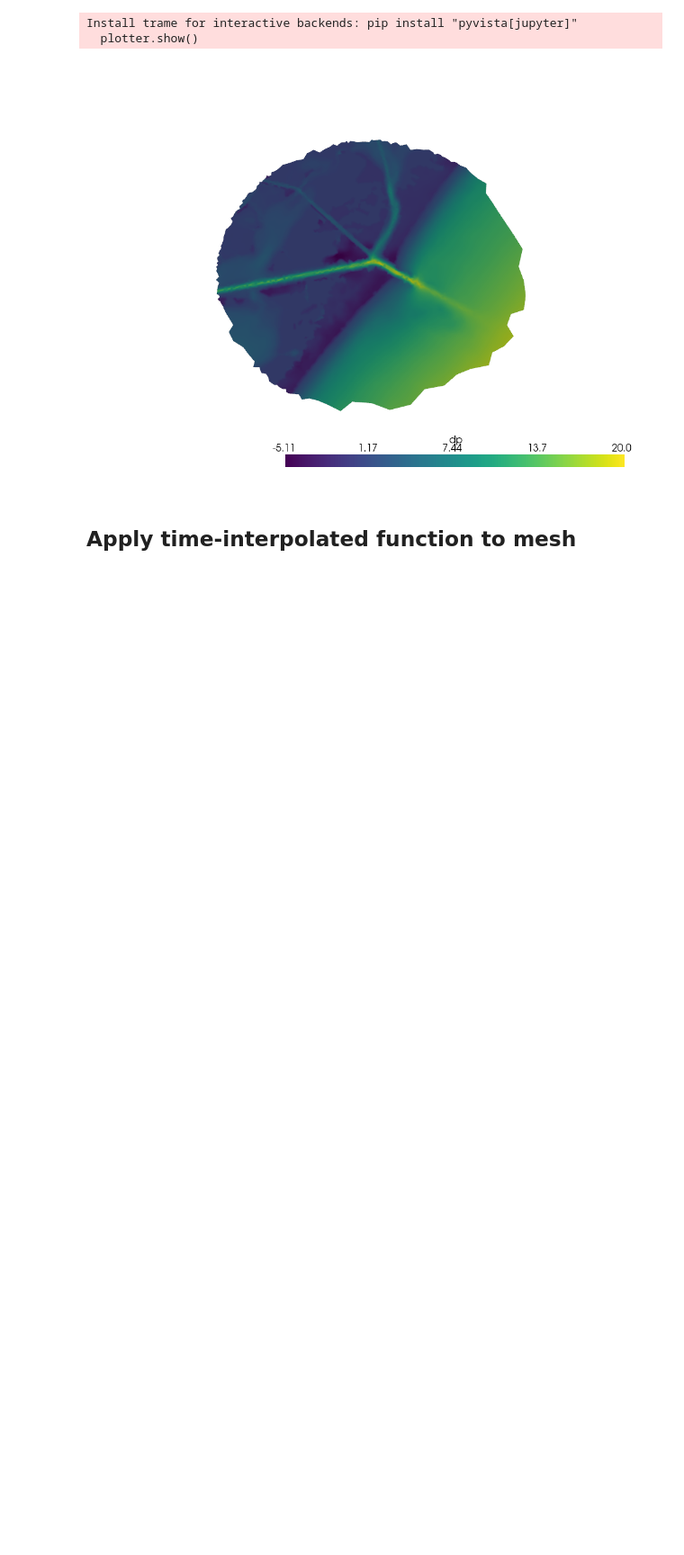
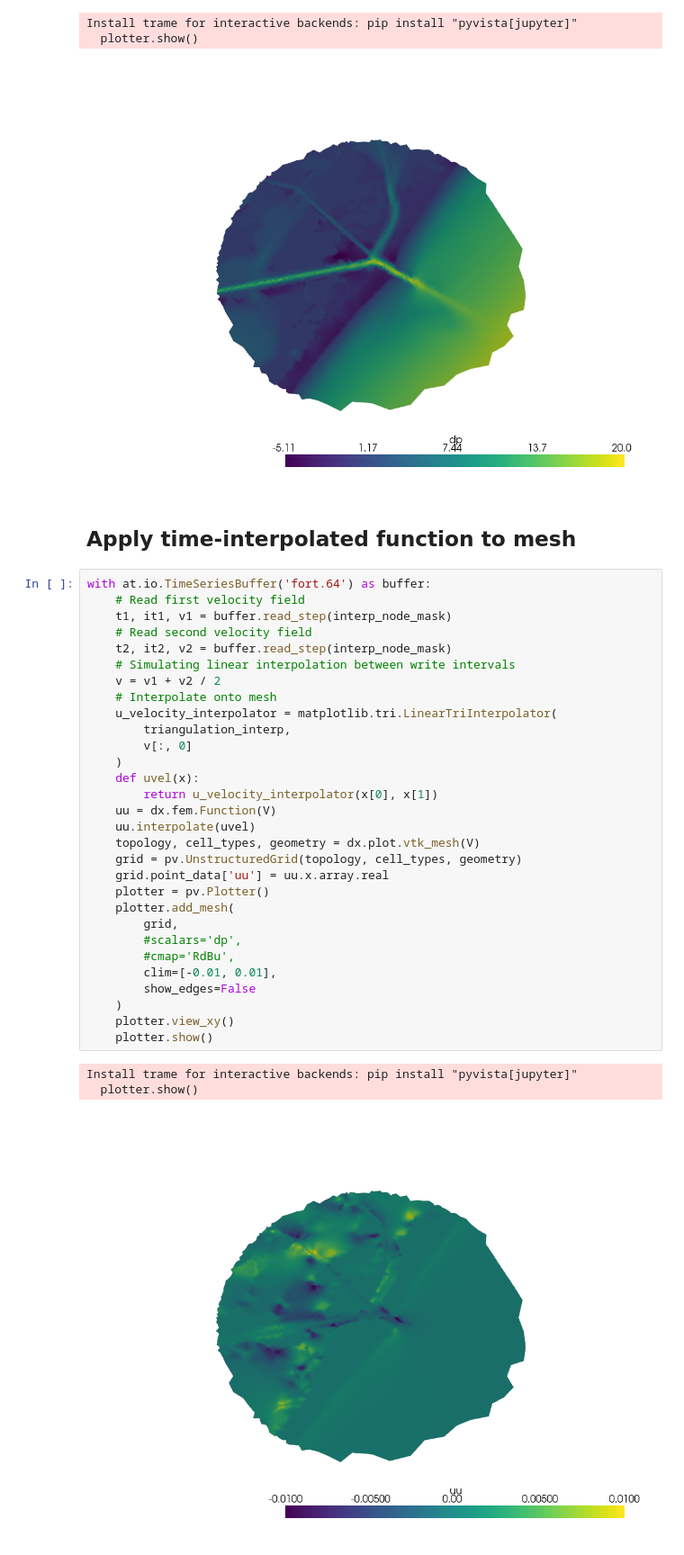
Before and after one commit to ashtonvcole/TracerPost, a Jupyter notebook: examples/03_read_data/read_data.ipynb, the cells around one changed output. Shown at 90% size. Cells and saved outputs as stored; diff of their text form; blank space fills up the shorter version.

Commit message:
Tested data read capabilities

```diff
--- a/examples/03_read_data/read_data.ipynb
+++ b/examples/03_read_data/read_data.ipynb
@@ -91,3 +91,37 @@ Install trame for interactive backends: pip install "pyvista[jupyter]"
 [figure]
 # %% [markdown]
 ## Apply time-interpolated function to mesh
+# %%
+with at.io.TimeSeriesBuffer('fort.64') as buffer:
+    # Read first velocity field
+    t1, it1, v1 = buffer.read_step(interp_node_mask)
+    # Read second velocity field
+    t2, it2, v2 = buffer.read_step(interp_node_mask)
+    # Simulating linear interpolation between write intervals
+    v = v1 + v2 / 2
+    # Interpolate onto mesh
+    u_velocity_interpolator = matplotlib.tri.LinearTriInterpolator(
+        triangulation_interp,
+        v[:, 0]
+    )
+    def uvel(x):
+        return u_velocity_interpolator(x[0], x[1])
+    uu = dx.fem.Function(V)
+    uu.interpolate(uvel)
+    topology, cell_types, geometry = dx.plot.vtk_mesh(V)
+    grid = pv.UnstructuredGrid(topology, cell_types, geometry)
+    grid.point_data['uu'] = uu.x.array.real
+    plotter = pv.Plotter()
+    plotter.add_mesh(
+        grid,
+        #scalars='dp',
+        #cmap='RdBu',
+        clim=[-0.01, 0.01],
+        show_edges=False
+    )
+    plotter.view_xy()
+    plotter.show()
+# %% [output]
+Install trame for interactive backends: pip install "pyvista[jupyter]"
+  plotter.show()
+[figure, added]
```
